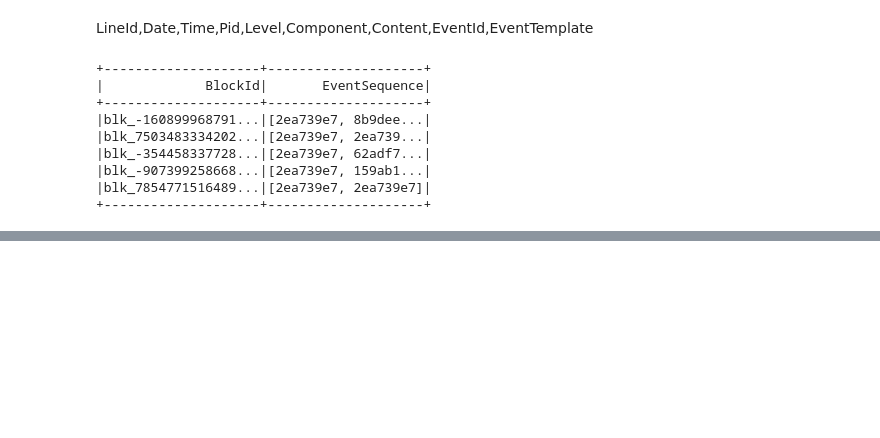
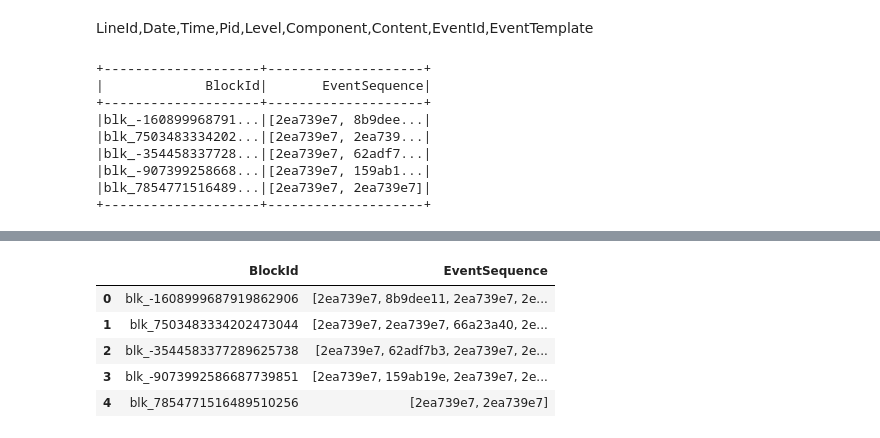
Before and after one commit to SJSU272Spring2019/Project-Group-2, a Jupyter notebook: HDFS_LOG_MINING.ipynb, the cells around one changed output, grey strips where cells are left out. Drawn from its saved outputs; the diff is of its cells as text; code cells hidden in the pictures; blank space fills up the shorter version.

```diff
--- a/HDFS_LOG_MINING.ipynb
+++ b/HDFS_LOG_MINING.ipynb
@@ -99,4 +99,4 @@ def parse_hdfs_file(file):
 # %%
 fo = open("abc.txt", "r")
 # %%
-orkuh = parse_hdfs_file(fo)
+parsed_file = parse_hdfs_file(fo)
@@ -143,7 +143,7 @@ customSchema = StructType([
 
 ])
 # %%
-df_train = spark.createDataFrame(orkuh,schema = customSchema)
+df_train = spark.createDataFrame(parsed_file,schema = customSchema)
 # %%
 df_train.show(5)
 # %% [output]
@@ -257 +304,12 @@ label_csv.show(10)
+# %%
+df_train_append_pd = df_train_append.toPandas()
+# %%
+df_train_append_pd
+# %% [output]
+|  | BlockId | EventSequence |
+| 0 | blk_-1608999687919862906 | [2ea739e7, 8b9dee11, 2ea739e7, 2e... |
+| 1 | blk_7503483334202473044 | [2ea739e7, 2ea739e7, 66a23a40, 2e... |
+| 2 | blk_-3544583377289625738 | [2ea739e7, 62adf7b3, 2ea739e7, 2e... |
+| 3 | blk_-9073992586687739851 | [2ea739e7, 159ab19e, 2ea739e7, 2e... |
+| 4 | blk_7854771516489510256 | [2ea739e7, 2ea739e7] |
 # %%
```
Also changed, not shown: parts of 48 cells of this notebook.
